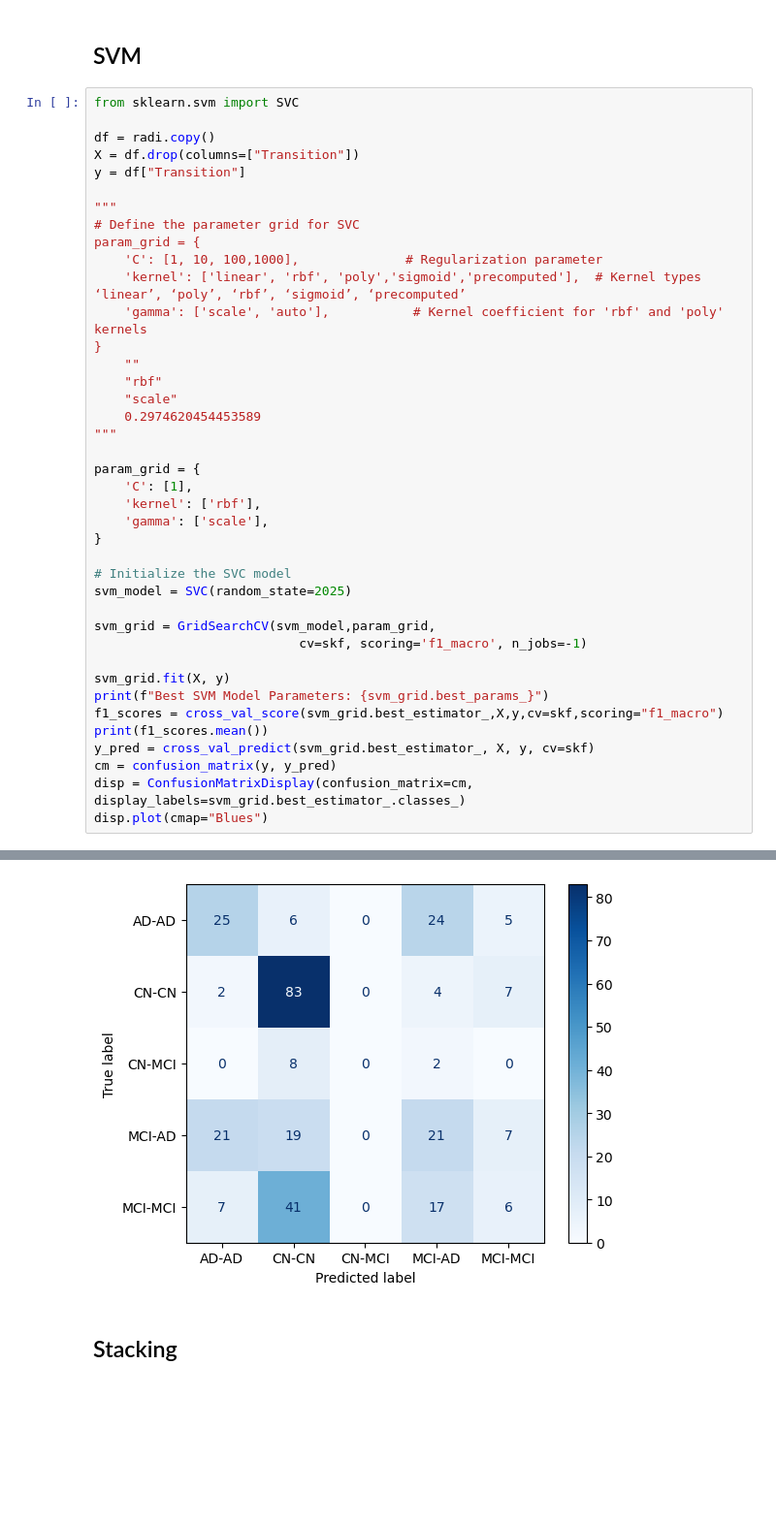
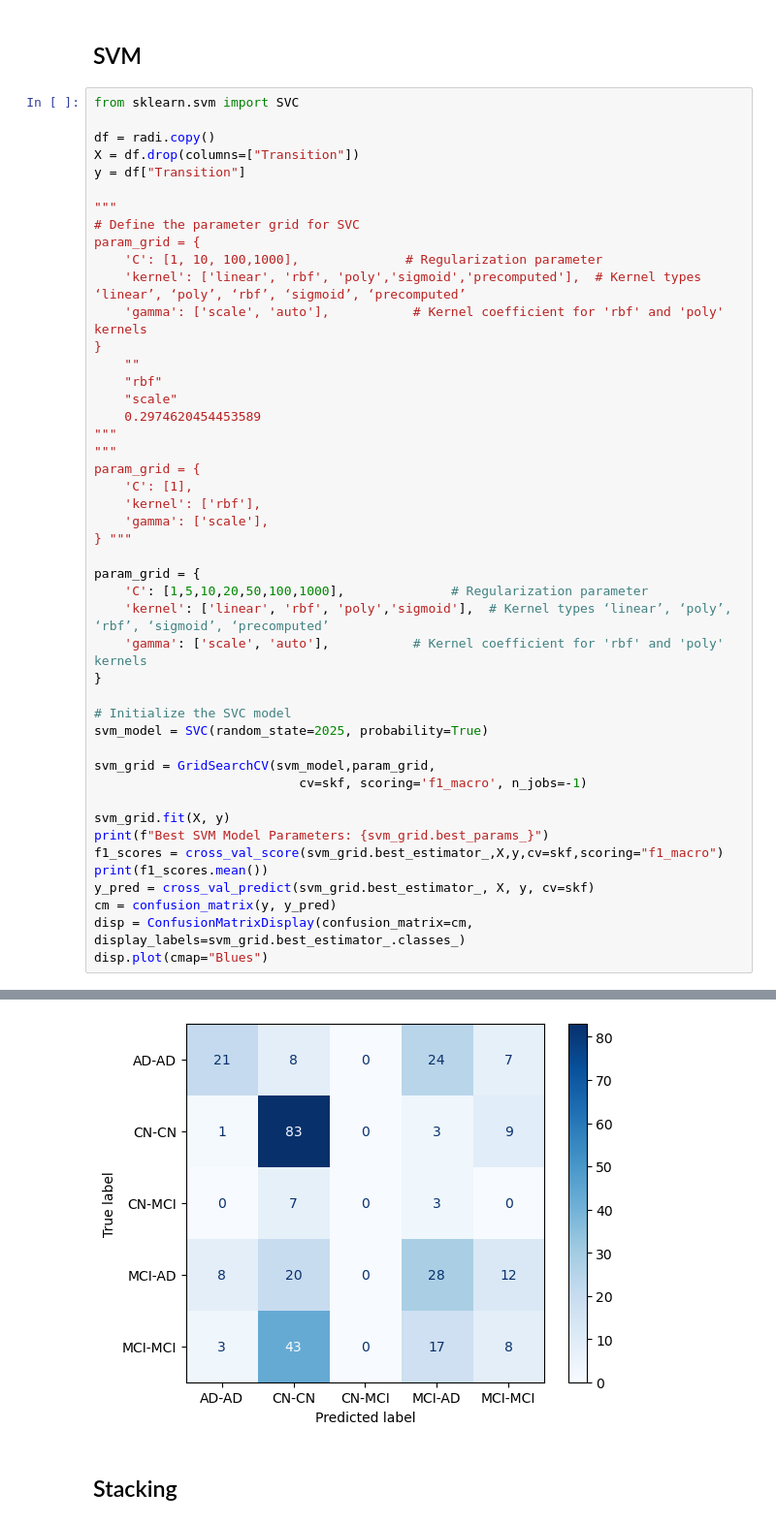
Before and after one commit to NunoRodriguess/Projeto-DAA, a Jupyter notebook: NewGen/Ensemblers/EnsemblersBoosters3.ipynb, the cells around one changed output, grey strips where cells are left out. Shown: that part at 97% size. Cells and saved outputs as stored; diff of their text form; blank space fills up the shorter version.

```diff
--- a/NewGen/Ensemblers/EnsemblersBoosters3.ipynb
+++ b/NewGen/Ensemblers/EnsemblersBoosters3.ipynb
@@ -261,15 +261,21 @@ param_grid = {
     "scale"
     0.2974620454453589
 """
-
+"""
 param_grid = {
     'C': [1],
     'kernel': ['rbf'],
     'gamma': ['scale'],
+} """
+
+param_grid = {
+    'C': [1,5,10,20,50,100,1000],              # Regularization parameter
+    'kernel': ['linear', 'rbf', 'poly','sigmoid'],  # Kernel types ‘linear’, ‘poly’, ‘rbf’, ‘sigmoid’, ‘precomputed’
+    'gamma': ['scale', 'auto'],           # Kernel coefficient for 'rbf' and 'poly' kernels
 }
 
 # Initialize the SVC model
-svm_model = SVC(random_state=2025)
+svm_model = SVC(random_state=2025, probability=True)
 
 svm_grid = GridSearchCV(svm_model,param_grid,
                            cv=skf, scoring='f1_macro', n_jobs=-1)
@@ -288,5 +294,5 @@ Best SVM Model Parameters: {'C': 1, 'gamma': 'scale', 'kernel': 'rbf'}
 <sklearn.metrics._plot.confusion_matrix.ConfusionMatrixDisplay at 0x...>
-[figure, old version]
+[figure, new version]
 # %% [markdown]
 ## Stacking
 # %%
```
Also changed, not shown: parts of 13 cells of this notebook, 4 other files.
